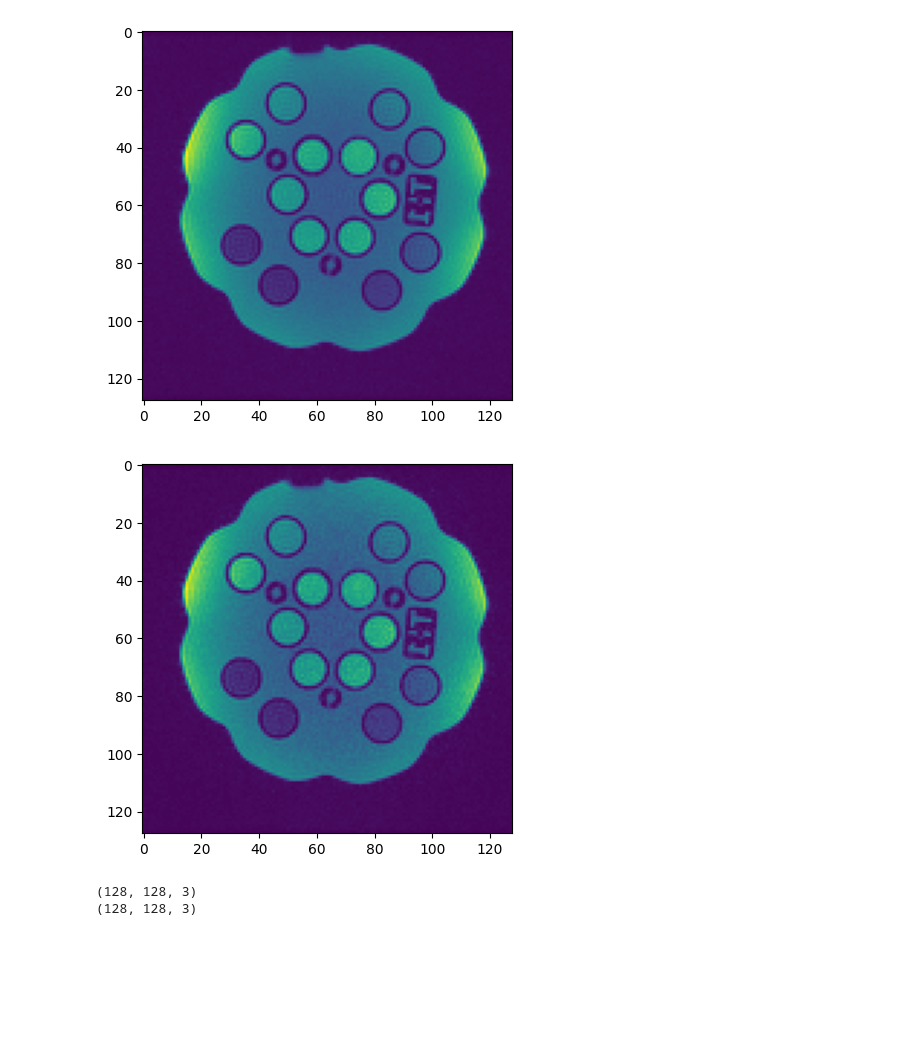
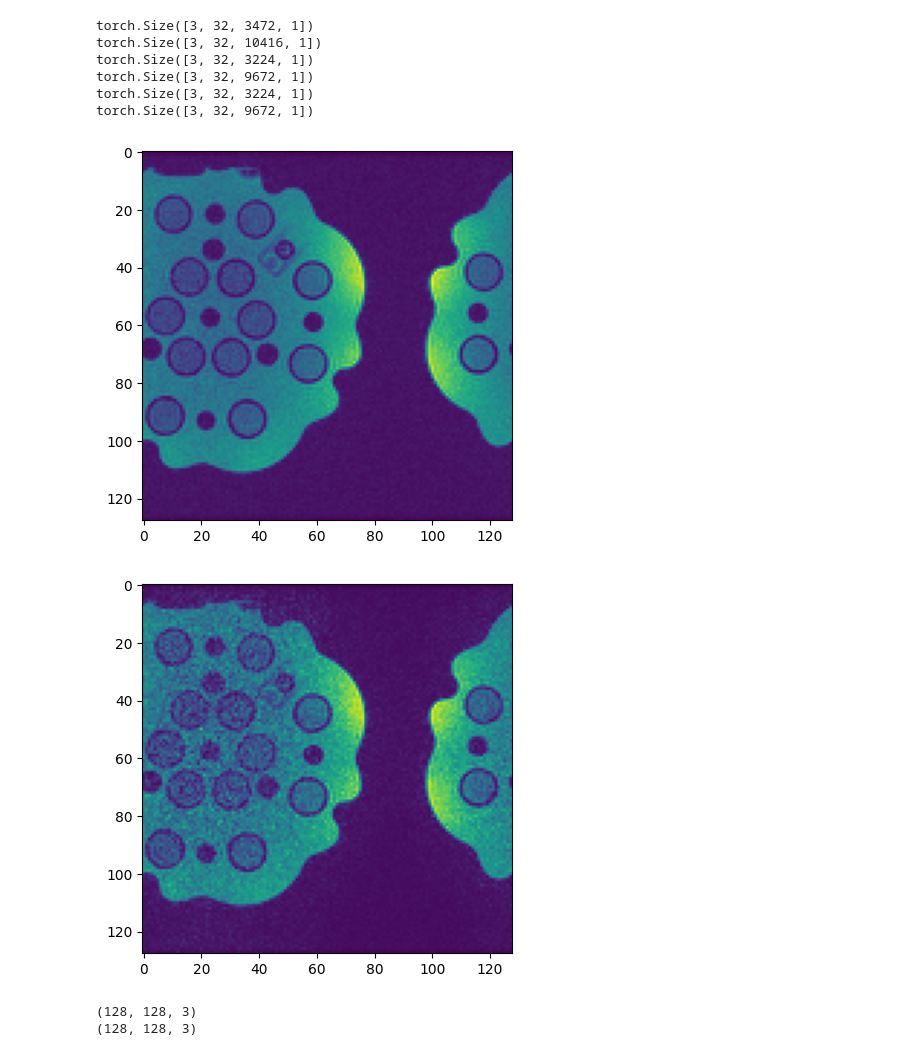
Before and after one commit to AdaptiveMRILab/MultibandMRI, a Jupyter notebook: dev_split_slice_grappa.ipynb, the cells around one changed output. Cells and saved outputs as stored; diff of their text form; code cells hidden in the pictures; blank space fills up the shorter version.

Commit message:
split slice grappa fworking

```diff
--- a/dev_split_slice_grappa.ipynb
+++ b/dev_split_slice_grappa.ipynb
@@ -62,8 +62,15 @@ calib_data = data[:,i1:i2,...]
 target = torch.tensor(calib_data.transpose(3,2,0,1), dtype=torch.complex64, device=device)
 
 # calibrate the kernels
-sg1 = slice_grappa(target, accel=(1,1), kernel_size=(5,5), tik=0.0, final_matrix_size=(128,128))
-sg2 = slice_grappa(target, accel=(1,2), kernel_size=(5,4), tik=0.0, final_matrix_size=(128,128))
+sg1 = split_slice_grappa(target, accel=(1,1), kernel_size=(5,5), tik=0.0, final_matrix_size=(128,128))
+sg2 = split_slice_grappa(target, accel=(1,2), kernel_size=(5,4), tik=0.0, final_matrix_size=(128,128))
+# %% [output]
+torch.Size([3, 32, 3472, 1])
+torch.Size([3, 32, 10416, 1])
+torch.Size([3, 32, 3224, 1])
+torch.Size([3, 32, 9672, 1])
+torch.Size([3, 32, 3224, 1])
+torch.Size([3, 32, 9672, 1])
 # %%
 aliased_source = torch.tensor(aliased_ksp.transpose(2,0,1)[None,...], dtype=torch.complex64, device=device)
 recon_R1 = sg1.apply(aliased_source).cpu().numpy().transpose(2,3,0,1)
@@ -74,21 +81,21 @@ aliased_source[...,1::2] = 0.0
 recon_R2 = sg2.apply(aliased_source).cpu().numpy().transpose(2,3,0,1)
 recon_R2 = ifft2d(recon_R2, dims=(0,1))
 recon_R2 = np.sqrt(np.sum(np.abs(recon_R2 * recon_R2.conj()), axis=-1))
-
-slc = 1
-
-plt.figure()
-plt.imshow(recon_R1[:,:,slc])
-plt.show()
-
-plt.figure()
-plt.imshow(recon_R2[:,:,slc])
-plt.show()
-
-print(recon_R1.shape)
-print(recon_R2.shape)
-# %% [output]
-[figure, removed]
-[figure, removed]
-(128, 128, 3)
-(128, 128, 3)
+# %%
+slc = 0
+
+plt.figure()
+plt.imshow(recon_R1[:,:,slc])
+plt.show()
+
+plt.figure()
+plt.imshow(recon_R2[:,:,slc])
+plt.show()
+
+print(recon_R1.shape)
+print(recon_R2.shape)
+# %% [output]
+[figure, added]
+[figure, added]
+(128, 128, 3)
+(128, 128, 3)
```
Also changed, not shown: parts of 1 cell of this notebook, 1 other file.
